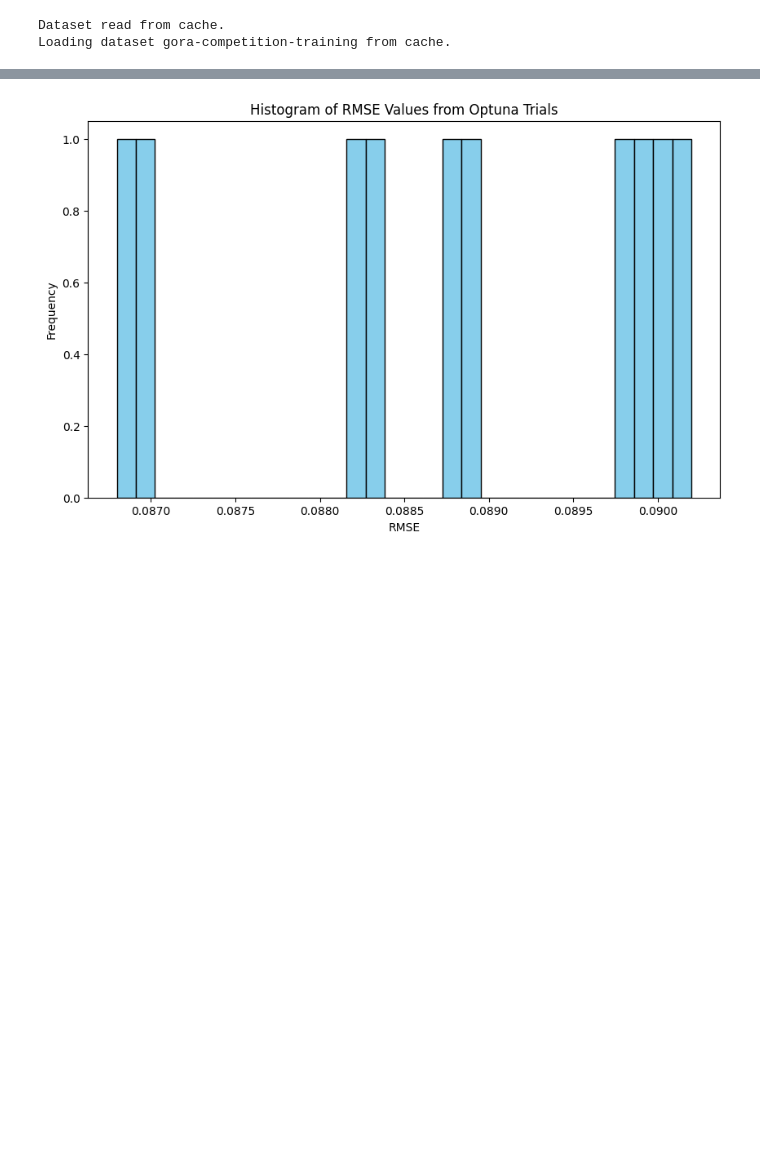
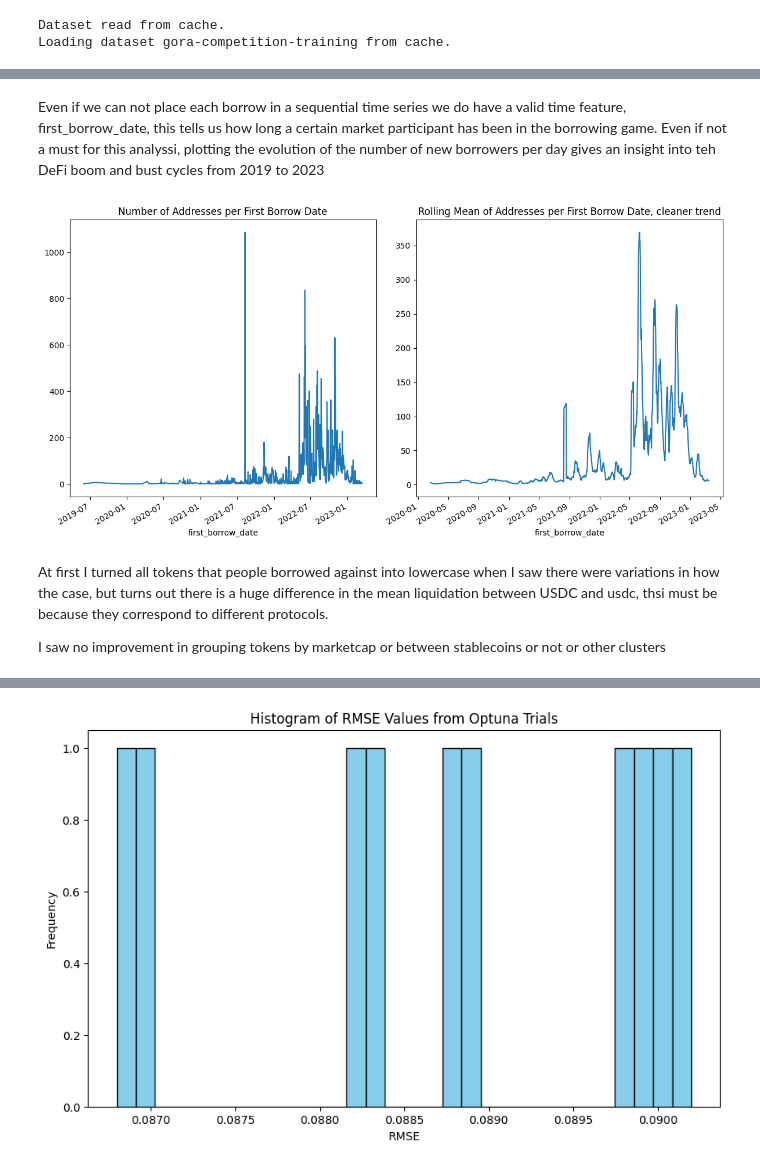
Before and after one commit to ennriqe/Giza-Gora-Competition, a Jupyter notebook: LightGBM Model.ipynb, the cells around one changed output, grey strips where cells are left out. Drawn from its saved outputs; the diff is of its cells as text; code cells hidden in the pictures; blank space fills up the shorter version.

```diff
--- a/LightGBM Model.ipynb
+++ b/LightGBM Model.ipynb
@@ -451,0 +28,23 @@ Test RMSE: -0.08656131612946773
+# %% [markdown]
+Even if we can not place each borrow in a sequential time series we do have a valid time feature, first_borrow_date, this tells us how long a certain market participant has been in the borrowing game. Even if not a must for this analyssi, plotting the evolution of the number of new borrowers per day gives an insight into teh DeFi boom and bust cycles from 2019 to 2023
+# %%
+import matplotlib.pyplot as plt
+
+
+fig, axs = plt.subplots(nrows=1, ncols=2, figsize=(12, 6))
+
+# Plot of counts of 'address' for each 'first_borrow_date'
+df.set_index('first_borrow_date').groupby('first_borrow_date').count().address.plot(ax=axs[0], title='Number of Addresses per First Borrow Date')
+
+# Plot of rolling mean of counts of 'address' with a window of 10
+df.set_index('first_borrow_date').groupby('first_borrow_date').count().address.rolling(window=10).mean().plot(ax=axs[1], title='Rolling Mean of Addresses per First Borrow Date, cleaner trend')
+
+# Enhance layout
+plt.tight_layout()
+plt.show()
+# %% [output]
+[figure, added]
+# %% [markdown]
+At first I turned all tokens that people borrowed against into lowercase when I saw there were variations in how the case, but turns out there is a huge difference in the mean liquidation between USDC and usdc, thsi must be because they correspond to different protocols.
+
+I saw no improvement in grouping tokens by marketcap or between stablecoins or not or other clusters
```
Also changed, not shown: parts of 38 cells of this notebook.
